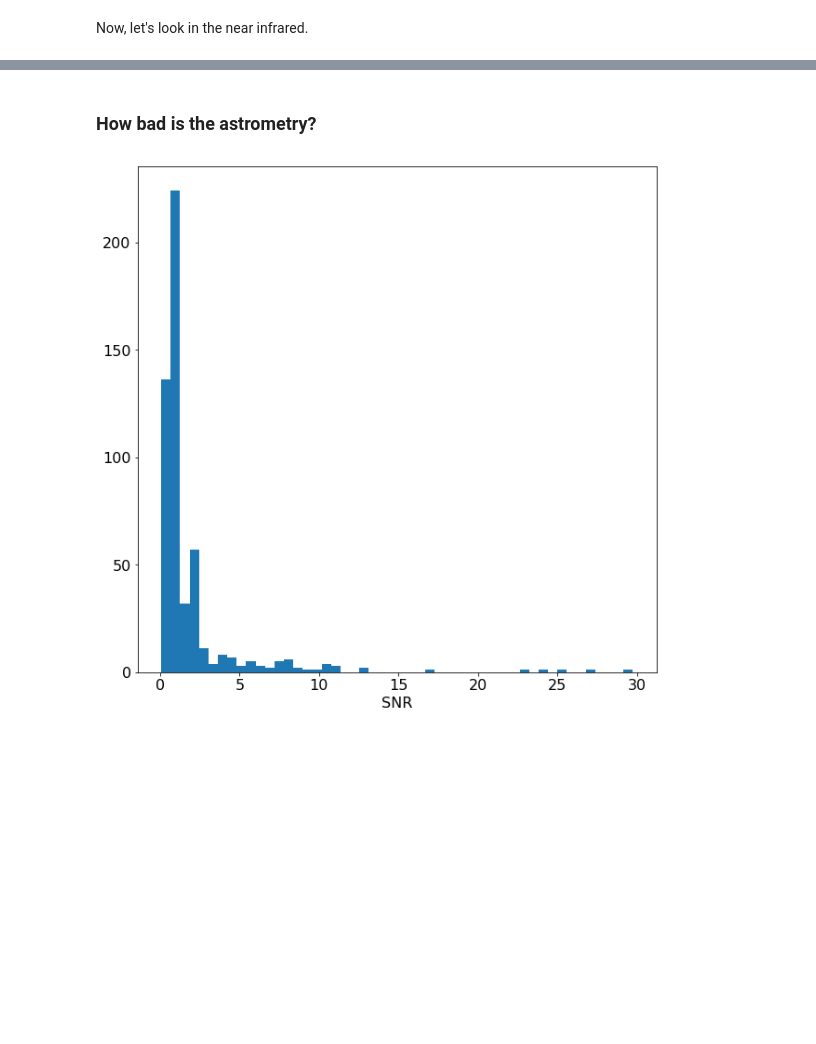
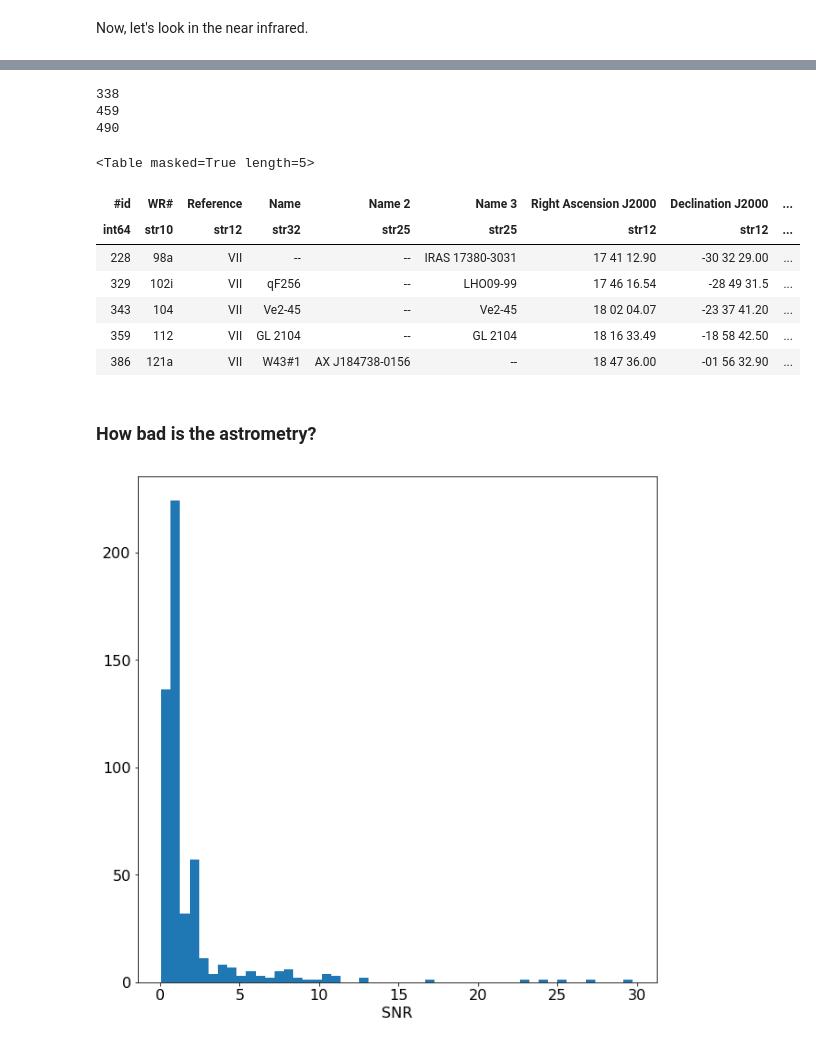
Before and after one commit to benjaminpope/delphi, a Jupyter notebook: notebooks/wolfrayets.ipynb, the cells around one changed output, grey strips where cells are left out. Saved outputs shown, nothing was run; the diff lists cells and outputs as text; code cells hidden in the pictures; blank space fills up the shorter version.

```diff
--- a/notebooks/wolfrayets.ipynb
+++ b/notebooks/wolfrayets.ipynb
@@ -118,3 +129,21 @@ plt.savefig('gaia_wr_nir_cmd.png')
+# %%
+for name in ['98a','104', '112']:
+    print np.where(wrs['WR#']==name)[0][0]
+# %% [output]
+338
+459
+490
+# %%
+wrs[binary*(wrs['J']-wrs['K'] > 4)]
+# %% [output]
+<Table masked=True length=5>
+| #id | WR# | Reference | Name | Name 2 | Name 3 | Right Ascension J2000 | Declination J2000 | ... |
+| int64 | str10 | str12 | str32 | str25 | str25 | str12 | str12 | ... |
+| 228 | 98a | VII | -- | -- | IRAS 17380-3031 | 17 41 12.90 | -30 32 29.00 | ... |
+| 329 | 102i | VII | qF256 | -- | LHO09-99 | 17 46 16.54 | -28 49 31.5 | ... |
+| 343 | 104 | VII | Ve2-45 | -- | Ve2-45 | 18 02 04.07 | -23 37 41.20 | ... |
+| 359 | 112 | VII | GL 2104 | -- | GL 2104 | 18 16 33.49 | -18 58 42.50 | ... |
+| 386 | 121a | VII | W43#1 | AX J184738-0156 | -- | 18 47 36.00 | -01 56 32.90 | ... |
 # %% [markdown]
 ### How bad is the astrometry?
 # %%
```
Also changed, not shown: parts of 4 cells of this notebook.
